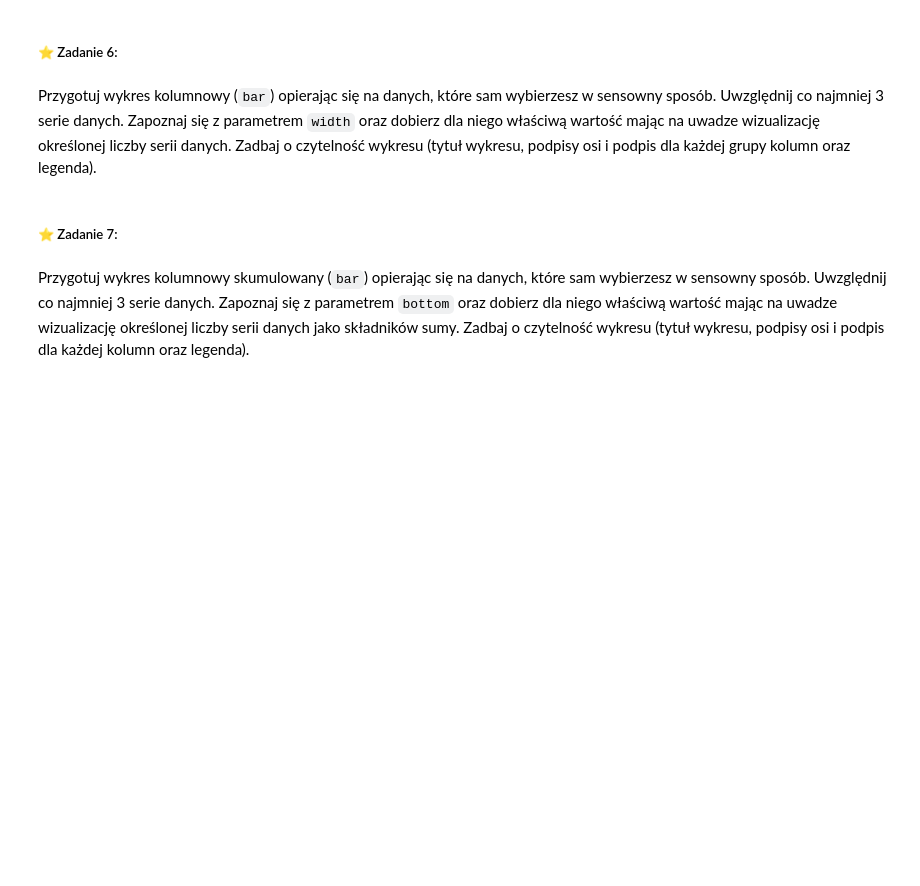
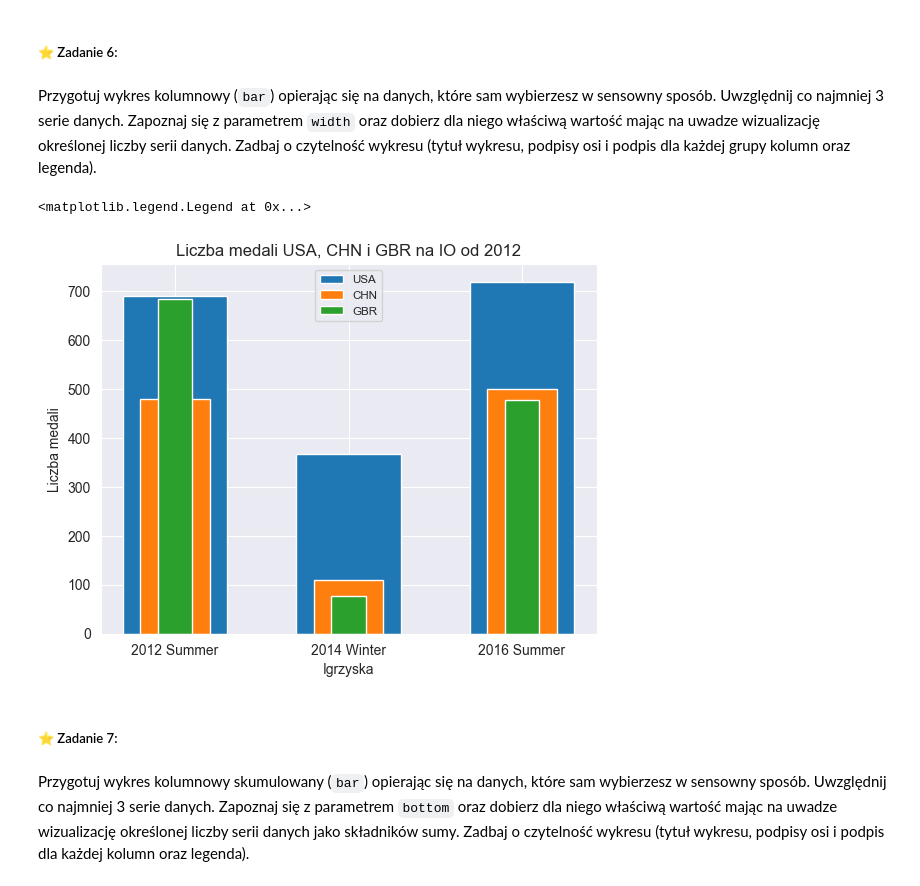
Before and after one commit to kambed/DataVisualization, a Jupyter notebook: matplotlib.ipynb, the cells around one changed output. Cells and saved outputs as stored; diff of their text form; code cells hidden in the pictures; blank space fills up the shorter version.

Commit message:
Matplotlib 5-6 tasks

```diff
--- a/matplotlib.ipynb
+++ b/matplotlib.ipynb
@@ -172,3 +184,19 @@ Przygotuj wykres kolumnowy (`bar`) opierając się na danych, które sam wybierz
+# %%
+usa_medals_count = (df[df.NOC == 'USA'])[df.Year >= 2012].groupby('Games').count()
+chn_medals_count = (df[df.NOC == 'CHN'])[df.Year >= 2012].groupby('Games').count()
+gbr_medals_count = (df[df.NOC == 'GBR'])[df.Year >= 2012].groupby('Games').count()
+
+plt.title('Liczba medali USA, CHN i GBR na IO od 2012')
+plt.xlabel('Igrzyska')
+plt.ylabel('Liczba medali')
+plt.legend(['USA', 'CHN', 'GBR'], fontsize='small')
+
+plt.bar(usa_medals_count.index, usa_medals_count['Medal'], width=0.6)
+plt.bar(chn_medals_count.index, chn_medals_count['Medal'], width=0.4)
+plt.bar(gbr_medals_count.index, gbr_medals_count['Medal'], width=0.2)
+# %% [output]
+<matplotlib.legend.Legend at 0x...>
+[figure, added]
 # %% [markdown]
 ##### ⭐ Zadanie 7:
 # %% [markdown]
```
Also changed, not shown: parts of 3 cells of this notebook.
